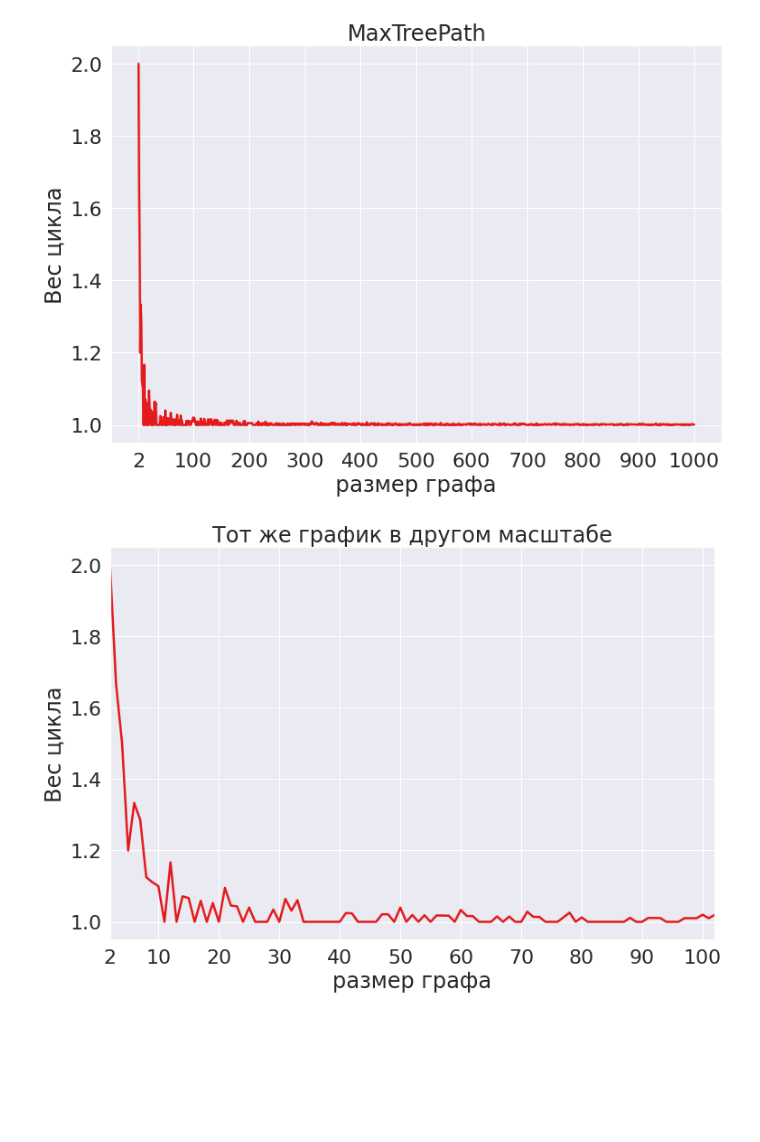
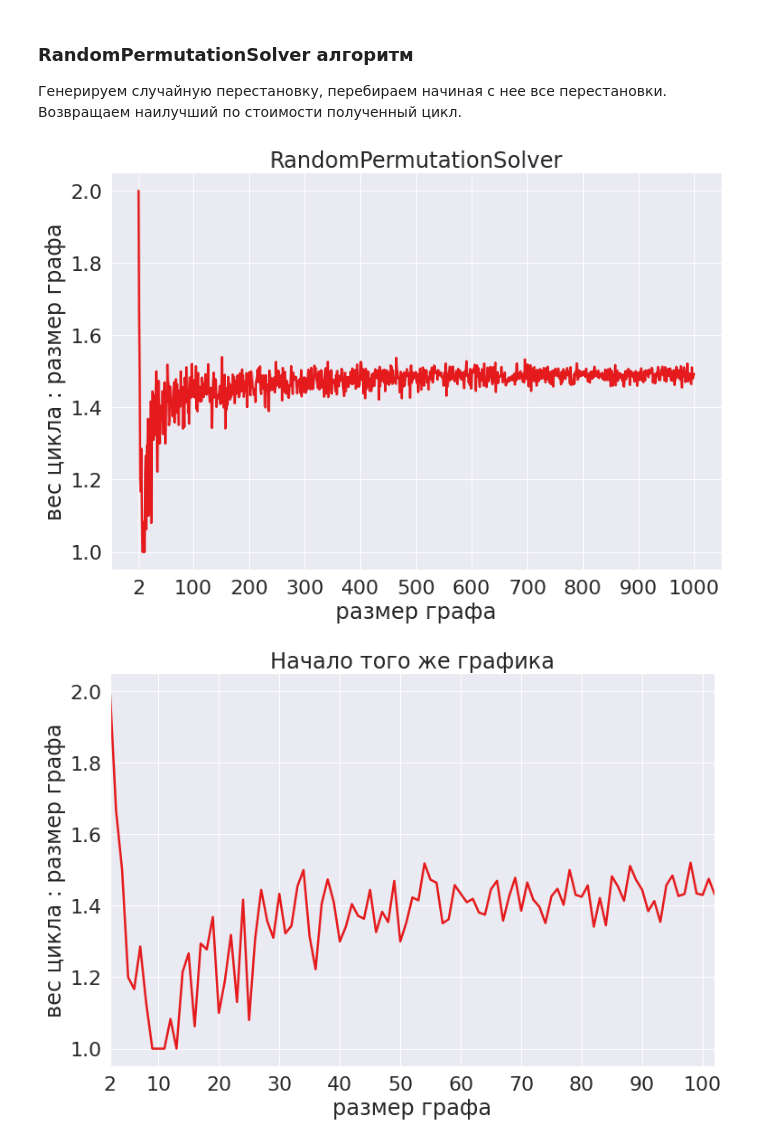
Before and after one commit to falseness/tsp, a Jupyter notebook: project.ipynb, the cells around one changed output. Drawn from its saved outputs; the diff is of its cells as text; code cells hidden in the pictures; blank space fills up the shorter version.

```diff
--- a/project.ipynb
+++ b/project.ipynb
@@ -25,0 +70,9 @@ def set_up_xticks(start, step, count):
+# %%
+def draw_result_graph(cycle_results, title, start=2, step=100):
+    prepare_drawing('размер графа', 'вес цикла : размер графа', title)
+    set_up_xticks(start, step, len(cycle_results))
+    sns.lineplot(data=cycle_results, linewidth=2.5)
+
+def draw_first100_graphs(cycle_results, title='Начало того же графика'):
+    draw_result_graph(cycle_results, title, 2, 10)
+    plt.xlim((0, 100));
@@ -32,15 +88,6 @@ def calculate_result(graph_size, seed=0):
         sys.stdout.flush()
 
     return int(res[0])
-# %%
-def draw_result_graph(cycle_results, title, start=2, step=100):
-    prepare_drawing('размер графа', 'Вес цикла', title)
-    set_up_xticks(start, step, len(cycle_results))
-    sns.lineplot(data=cycle_results, linewidth=2.5)
-
-def draw_first100_graphs(cycle_results, title='Начало того же графика'):
-    draw_result_graph(cycle_results, title, 2, 10)
-    plt.xlim((0, 100));
 # %%
 def run_random_graphs(max_graph_size):
     results = []
@@ -103,8 +112,12 @@ results = run_random_graphs(1000)
+# %% [markdown]
+### RandomPermutationSolver алгоритм
+
+Генерируем случайную перестановку, перебираем начиная с нее все перестановки. Возвращаем наилучший по стоимости полученный цикл.
+# %%
+results = run_random_graphs(1000)
 # %%
-draw_result_graph(results, 'MaxTreePath')
+draw_result_graph(results, 'RandomPermutationSolver')
+draw_first100_graphs(results)
 # %% [output]
-[figure, old version]
+[figure, new version]
+[figure, added]
-# %%
-draw_first100_graphs(results, 'Тот же график в другом масштабе')
-# %% [output]
-[figure, removed]
```
Also changed, not shown: parts of 42 cells of this notebook, 9 other files.
